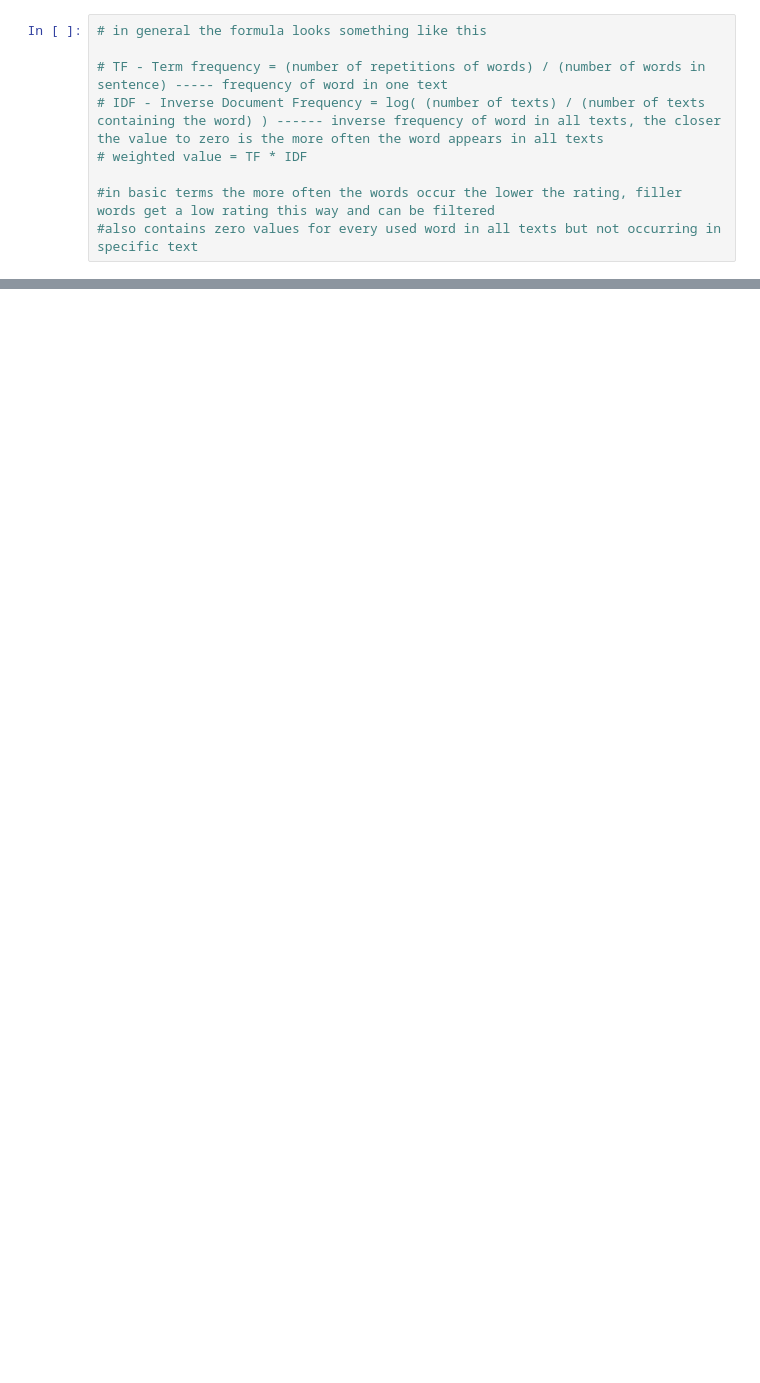
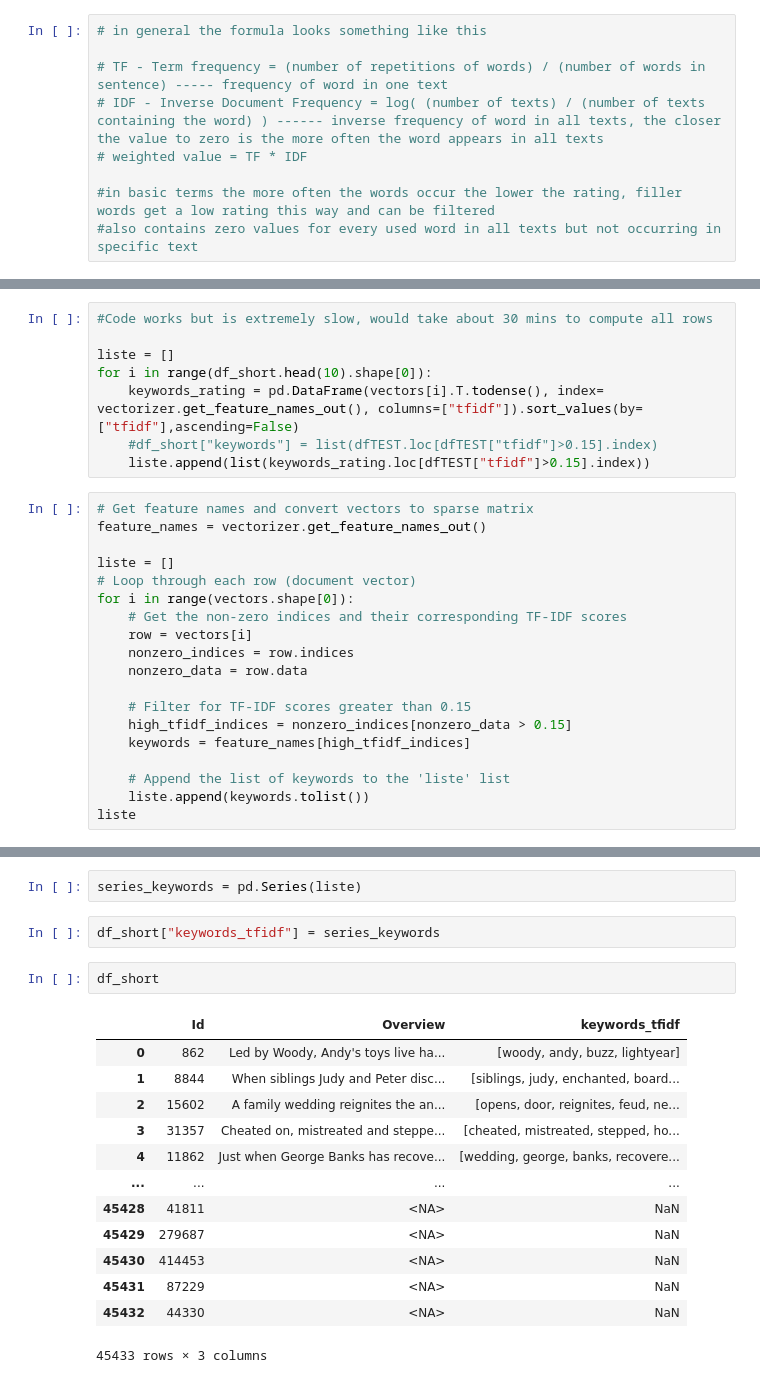
Before and after one commit to slimrivermoi/Techlabs-DS5, a Jupyter notebook: edit_data/Michael/tf_idf.ipynb, the cells around one changed output, grey strips where cells are left out. Cells and saved outputs as stored; diff of their text form; blank space fills up the shorter version.

```diff
--- a/edit_data/Michael/tf_idf.ipynb
+++ b/edit_data/Michael/tf_idf.ipynb
@@ -87,0 +113,27 @@ dfTEST
+# %%
+#Code works but is extremely slow, would take about 30 mins to compute all rows
+
+liste = []
+for i in range(df_short.head(10).shape[0]):
+    keywords_rating = pd.DataFrame(vectors[i].T.todense(), index= vectorizer.get_feature_names_out(), columns=["tfidf"]).sort_values(by=["tfidf"],ascending=False)
+    #df_short["keywords"] = list(dfTEST.loc[dfTEST["tfidf"]>0.15].index)
+    liste.append(list(keywords_rating.loc[dfTEST["tfidf"]>0.15].index))
+# %%
+# Get feature names and convert vectors to sparse matrix
+feature_names = vectorizer.get_feature_names_out()
+
+liste = []
+# Loop through each row (document vector)
+for i in range(vectors.shape[0]):
+    # Get the non-zero indices and their corresponding TF-IDF scores
+    row = vectors[i]
+    nonzero_indices = row.indices
+    nonzero_data = row.data
+
+    # Filter for TF-IDF scores greater than 0.15
+    high_tfidf_indices = nonzero_indices[nonzero_data > 0.15]
+    keywords = feature_names[high_tfidf_indices]
+
+    # Append the list of keywords to the 'liste' list
+    liste.append(keywords.tolist())
+liste
@@ -87,0 +158,20 @@ dfTEST
+# %%
+series_keywords = pd.Series(liste)
+# %%
+df_short["keywords_tfidf"] = series_keywords
+# %%
+df_short
+# %% [output]
+|  | Id | Overview | keywords_tfidf |
+| 0 | 862 | Led by Woody, Andy's toys live ha... | [woody, andy, buzz, lightyear] |
+| 1 | 8844 | When siblings Judy and Peter disc... | [siblings, judy, enchanted, board... |
+| 2 | 15602 | A family wedding reignites the an... | [opens, door, reignites, feud, ne... |
+| 3 | 31357 | Cheated on, mistreated and steppe... | [cheated, mistreated, stepped, ho... |
+| 4 | 11862 | Just when George Banks has recove... | [wedding, george, banks, recovere... |
+| ... | ... | ... | ... |
+| 45428 | 41811 | <NA> | NaN |
+| 45429 | 279687 | <NA> | NaN |
+| 45430 | 414453 | <NA> | NaN |
+| 45431 | 87229 | <NA> | NaN |
+| 45432 | 44330 | <NA> | NaN |
+45433 rows × 3 columns
```
Also changed, not shown: parts of 14 cells of this notebook, 2 other files.
